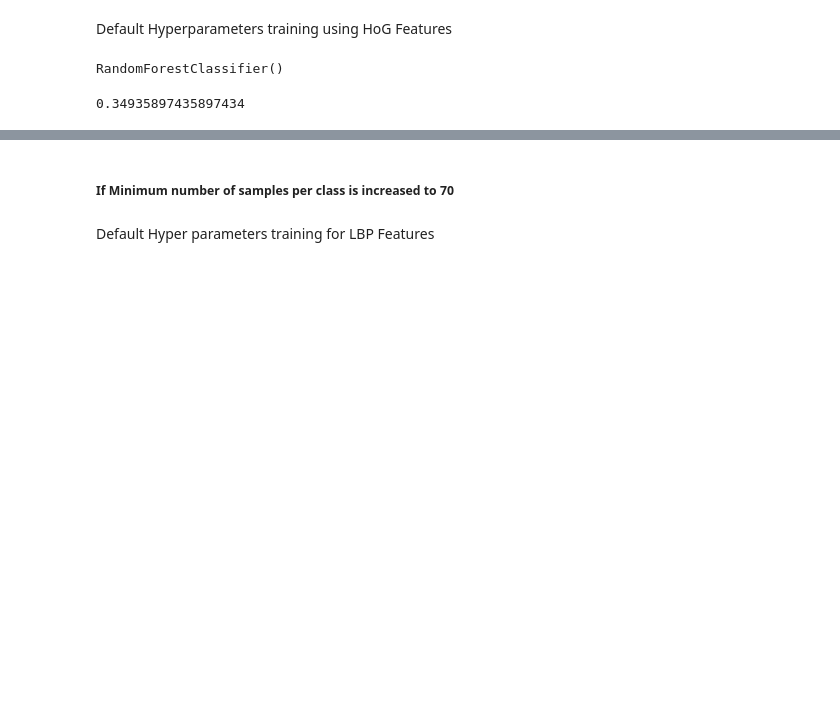
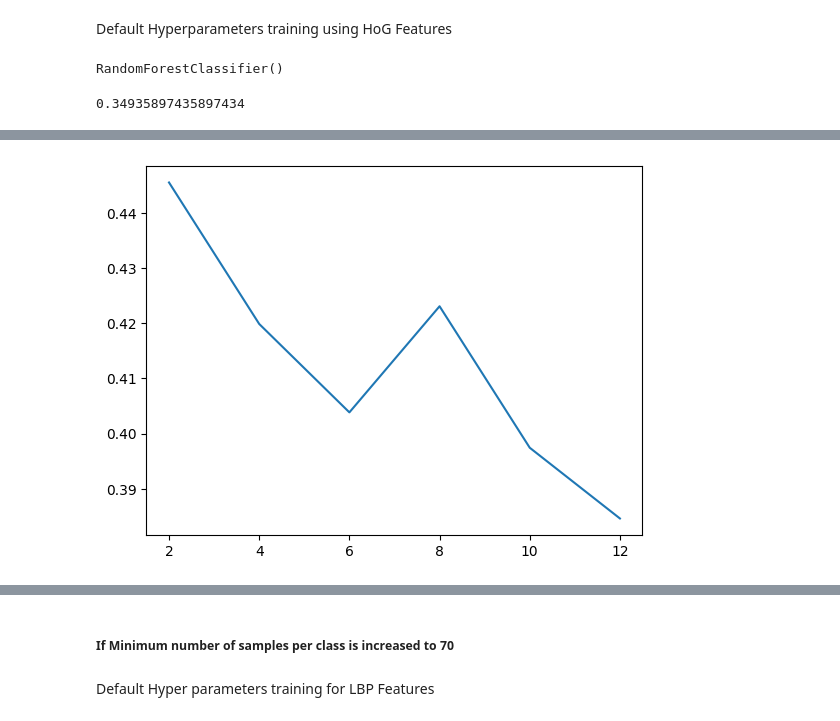
Before and after one commit to adityarathor007/Face_Recognition, a Jupyter notebook: Random_Forest_Final.ipynb, the cells around one changed output, grey strips where cells are left out. Saved outputs shown, nothing was run; the diff lists cells and outputs as text; code cells hidden in the pictures; blank space fills up the shorter version.

```diff
--- a/Random_Forest_Final.ipynb
+++ b/Random_Forest_Final.ipynb
@@ -116,0 +186,6 @@ print(accuracy_score(y_true=y_test_HoG,y_pred=y_predicted_HoG))
+# %%
+plt.plot(min_leaves,accuracies_min_leaves_tuning)
+plt.xticks(min_leaves)
+plt.show()
+# %% [output]
+[figure, added]
```
Also changed, not shown: parts of 19 cells of this notebook.
